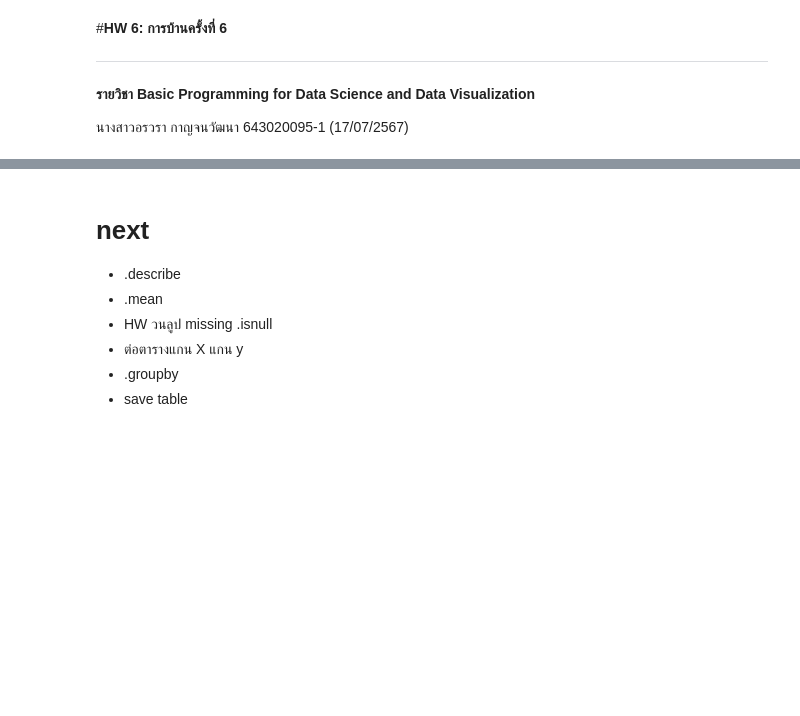
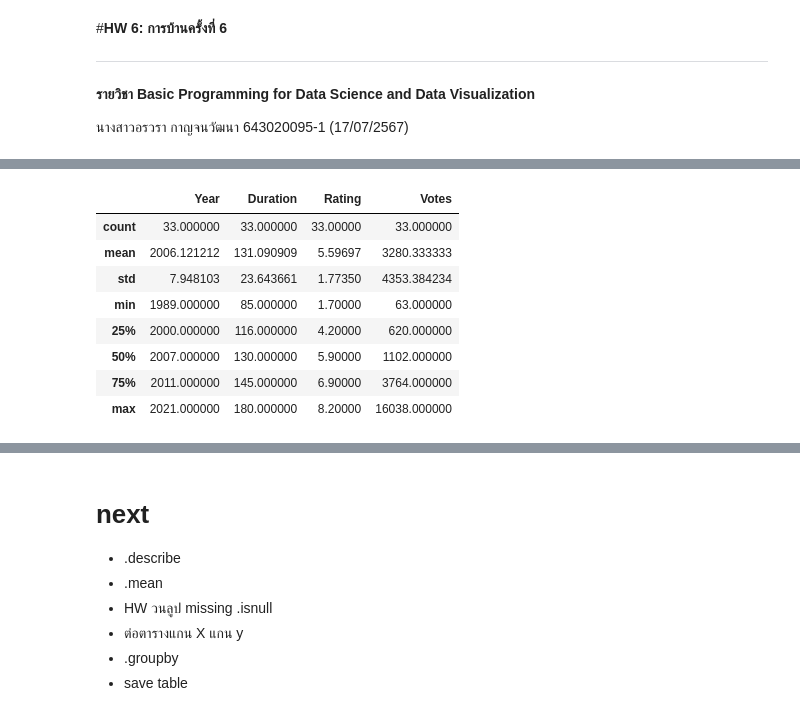
Before and after one commit to aonvara/python_dataviz2024, a Jupyter notebook: Pandas_101_aonvara_1707.ipynb, the cells around one changed output, grey strips where cells are left out. Saved outputs shown, nothing was run; the diff lists cells and outputs as text; code cells hidden in the pictures; blank space fills up the shorter version.

```diff
--- a/Pandas_101_aonvara_1707.ipynb
+++ b/Pandas_101_aonvara_1707.ipynb
@@ -1277,0 +1398,13 @@ movie_df[movie_df['Director'] == most_prolific_director].describe()
+# %%
+#3. Ram Gopal Varma
+print_director_df(director = 'Ram Gopal Varma')
+# %% [output]
+|  | Year | Duration | Rating | Votes |
+| count | 33.000000 | 33.000000 | 33.00000 | 33.000000 |
+| mean | 2006.121212 | 131.090909 | 5.59697 | 3280.333333 |
+| std | 7.948103 | 23.643661 | 1.77350 | 4353.384234 |
+| min | 1989.000000 | 85.000000 | 1.70000 | 63.000000 |
+| 25% | 2000.000000 | 116.000000 | 4.20000 | 620.000000 |
+| 50% | 2007.000000 | 130.000000 | 5.90000 | 1102.000000 |
+| 75% | 2011.000000 | 145.000000 | 6.90000 | 3764.000000 |
+| max | 2021.000000 | 180.000000 | 8.20000 | 16038.000000 |
```
Also changed, not shown: parts of 31 cells of this notebook.
